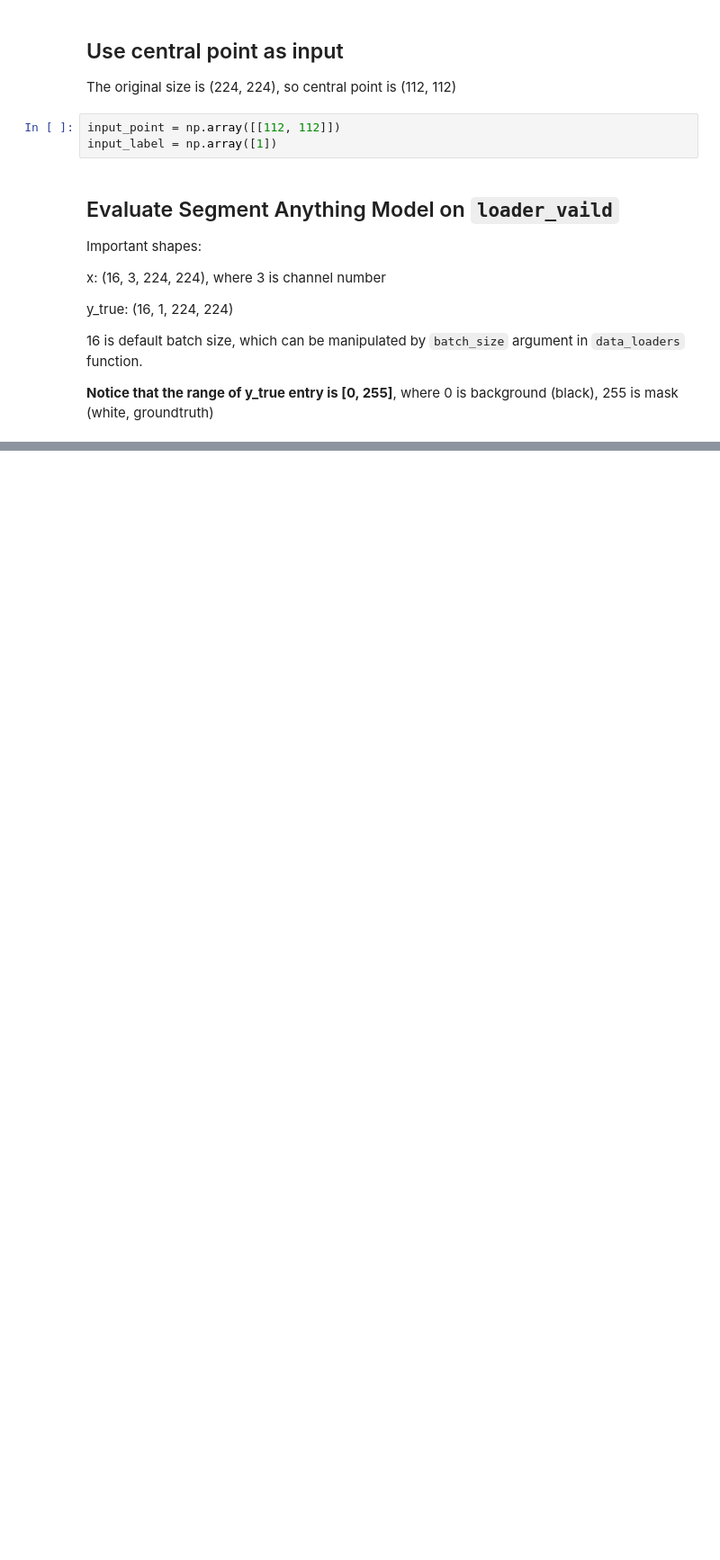
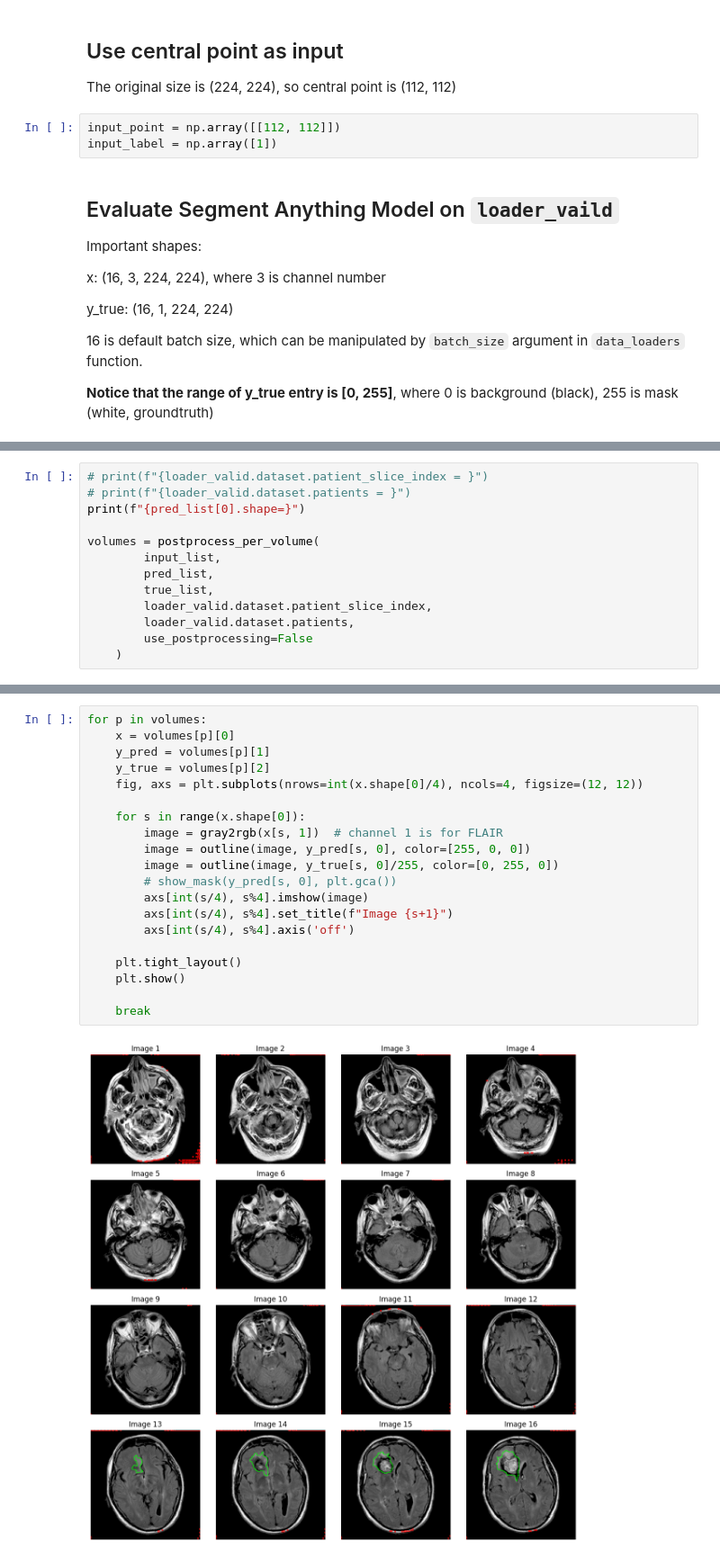
Before and after one commit to Jn-Huang/545_project_brain_segmentation, a Jupyter notebook: notebooks/benchmark_SAM.ipynb, the cells around one changed output, grey strips where cells are left out. Shown at 90% size. Drawn from its saved outputs; the diff is of its cells as text; blank space fills up the shorter version.

```diff
--- a/notebooks/benchmark_SAM.ipynb
+++ b/notebooks/benchmark_SAM.ipynb
@@ -162,0 +126,13 @@ error: OpenCV(4.7.0) /Users/xperience/GHA-OCV-Python/_work/opencv-python/opencv-
+# %%
+# print(f"{loader_valid.dataset.patient_slice_index = }")
+# print(f"{loader_valid.dataset.patients = }")
+print(f"{pred_list[0].shape=}")
+
+volumes = postprocess_per_volume(
+        input_list,
+        pred_list,
+        true_list,
+        loader_valid.dataset.patient_slice_index,
+        loader_valid.dataset.patients,
+        use_postprocessing=False
+    )
@@ -162,0 +174,22 @@ error: OpenCV(4.7.0) /Users/xperience/GHA-OCV-Python/_work/opencv-python/opencv-
+# %%
+for p in volumes:
+    x = volumes[p][0]
+    y_pred = volumes[p][1]
+    y_true = volumes[p][2]
+    fig, axs = plt.subplots(nrows=int(x.shape[0]/4), ncols=4, figsize=(12, 12))
+
+    for s in range(x.shape[0]):
+        image = gray2rgb(x[s, 1])  # channel 1 is for FLAIR
+        image = outline(image, y_pred[s, 0], color=[255, 0, 0])
+        image = outline(image, y_true[s, 0]/255, color=[0, 255, 0])
+        # show_mask(y_pred[s, 0], plt.gca())
+        axs[int(s/4), s%4].imshow(image)
+        axs[int(s/4), s%4].set_title(f"Image {s+1}")
+        axs[int(s/4), s%4].axis('off')
+
+    plt.tight_layout()
+    plt.show()
+
+    break
+# %% [output]
+[figure, added]
```
Also changed, not shown: parts of 12 cells of this notebook, 3 other files.
